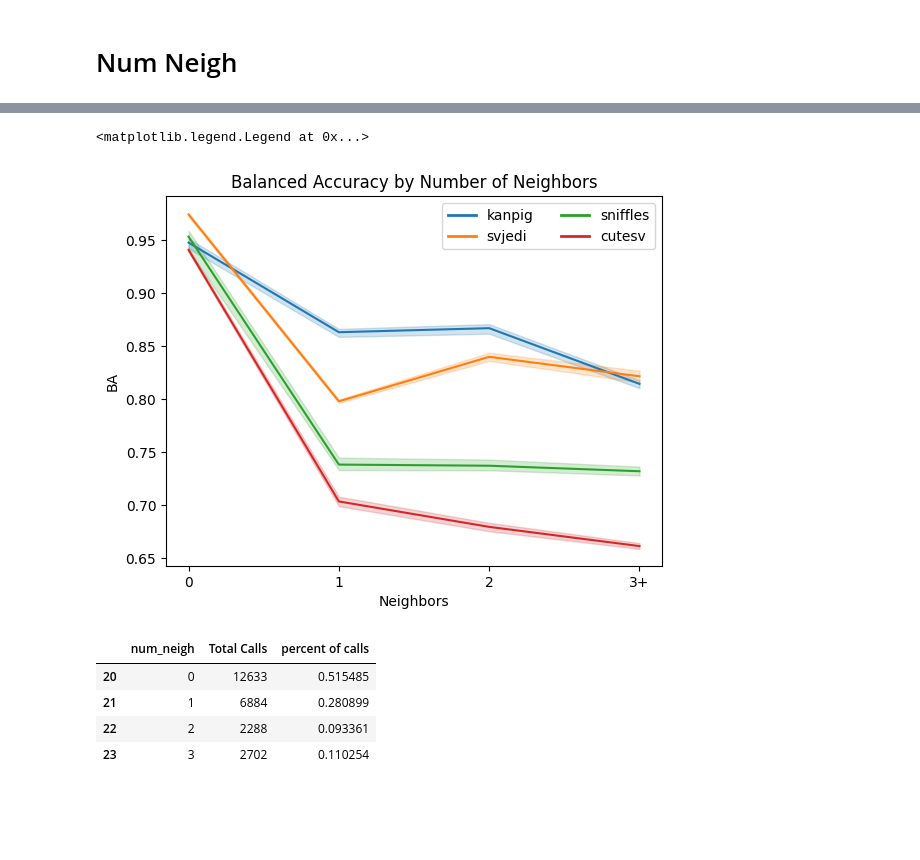
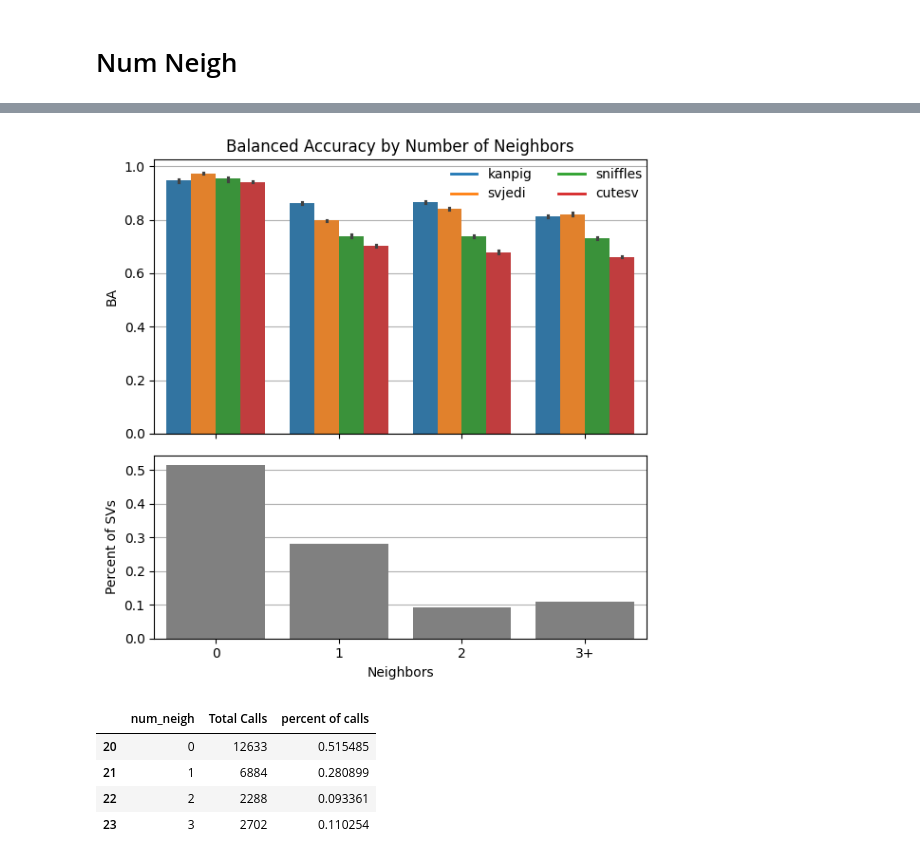
Before and after one commit to fabio-cunial/kanpig_experiments, a Jupyter notebook: manuscript/figure2/Figure2.ipynb, the cells around one changed output, grey strips where cells are left out. Drawn from its saved outputs; the diff is of its cells as text; code cells hidden in the pictures; blank space fills up the shorter version.

```diff
--- a/manuscript/figure2/Figure2.ipynb
+++ b/manuscript/figure2/Figure2.ipynb
@@ -101,3 +101,5 @@ plt.show()
 [figure]
 # %% [markdown]
 # Num Neigh
+# %%
+neigh_data = joblib.load("s08_32x_neigh_stats.jl")
@@ -104,30 +122,44 @@ plt.show()
 # %%
 
 neigh_data = joblib.load("s08_32x_neigh_stats.jl")
-lineplot = sb.lineplot(data=neigh_data.reset_index(), x="num_neigh", y="ba",
-                       hue="Program", style="Technology",
-                      hue_order=['kanpig', 'svjedi', 'sniffles', 'cutesv'])
+fig, (ax1, ax2) = plt.subplots(2, 1, sharex=True, figsize=(6, 6),
+                              gridspec_kw={'height_ratios': [3, 2]})  # figsize is (width, height)
+
+lineplot = sb.barplot(data=neigh_data.reset_index(), ax=ax1,
+                       x="num_neigh", y="ba",
+                       hue="Program",
+                      hue_order=['kanpig', 'svjedi', 'sniffles', 'cutesv'],
+                     zorder=2)
 
 hue_labels = ['kanpig', 'svjedi', 'sniffles', 'cutesv']
 #styles = ['solid', 'dashed']
 #style_labels = neigh_data['Technology'].unique()
 
 # Get handles and labels for both hue and style
 handles, _ = lineplot.get_legend_handles_labels()
 
 # Create legend elements
 hue_elements = [plt.Line2D([0], [0], color=sb.color_palette()[i], lw=2) for i in range(len(hue_labels))]
 #style_elements = [plt.Line2D([0], [0], color='black', linestyle=styles[i], lw=2) for i in range(len(style_labels))]
 
 # Combine elements
 legend_elements = hue_elements #+ style_elements
 legend_labels = list(hue_labels) #+ list(style_labels)
 
 lineplot.set_xticks([0, 1, 2, 3])
 lineplot.set_xticklabels(["0", "1", "2", "3+"])
-lineplot.set(title="Balanced Accuracy by Number of Neighbors", xlabel="Neighbors", ylabel="BA")
+lineplot.set(title="Balanced Accuracy by Number of Neighbors", xlabel="", ylabel="BA")
 # Create custom legend
-plt.legend(legend_elements, legend_labels, title='', ncol=2)#, bbox_to_anchor=(1.05, 1), loc='upper left')
+ax1.legend(legend_elements, legend_labels, title='', ncol=2, loc='upper right',
+           bbox_to_anchor=(1.015, 1.015), frameon=False)
+ax1.grid(axis='y', zorder=1)
+
+pct = neigh_data[(neigh_data['sample'] == 'HG00438')
+          & (neigh_data['Program'] == 'kanpig')][['num_neigh', 'Total Calls']]
+pct['percent of calls'] = pct['Total Calls'] / pct['Total Calls'].sum()
+hist = sb.barplot(data=pct, x="num_neigh", y="percent of calls", zorder=2, color='#808080')
+hist.set(ylabel="Percent of SVs", xlabel="Neighbors")
+ax2.grid(axis='y', zorder=1)
+fig.tight_layout()
 # %% [output]
-<matplotlib.legend.Legend at 0x...>
-[figure, old version]
+[figure, new version]
```
Also changed, not shown: parts of 3 cells of this notebook, 4 other files.
